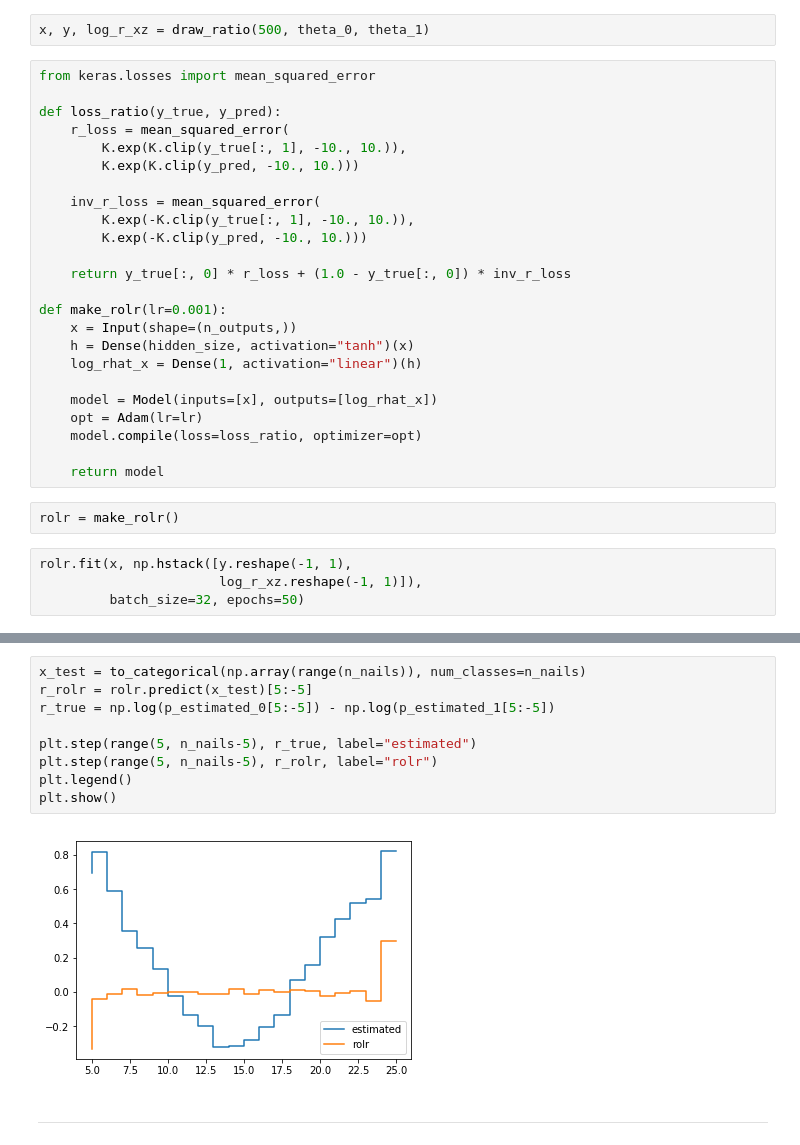
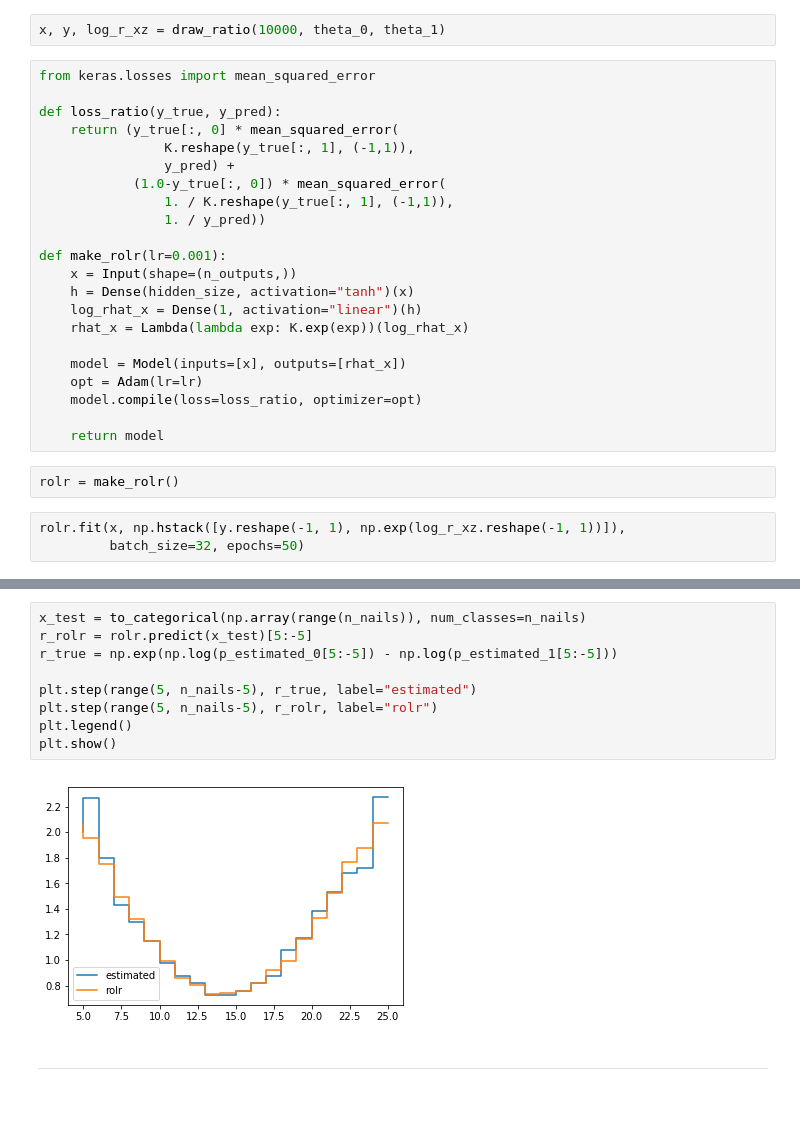
Before and after one commit to johannbrehmer/simulator-mining-example, a Jupyter notebook: Inference on Galton Board.ipynb, the cells around one changed output, grey strips where cells are left out. Saved outputs shown, nothing was run; the diff lists cells and outputs as text; blank space fills up the shorter version.

Commit message:
Make ROLR work

```diff
--- a/Inference on Galton Board.ipynb
+++ b/Inference on Galton Board.ipynb
@@ -208,27 +204,25 @@ def draw_ratio(n_samples, theta_0, theta_1, random_state=0):
 
     return all_x[choices], y[choices], all_log_r_xz[choices]
 # %%
-x, y, log_r_xz = draw_ratio(500, theta_0, theta_1)
+x, y, log_r_xz = draw_ratio(10000, theta_0, theta_1)
 # %%
 from keras.losses import mean_squared_error
 
 def loss_ratio(y_true, y_pred):
-    r_loss = mean_squared_error(
-        K.exp(K.clip(y_true[:, 1], -10., 10.)),
-        K.exp(K.clip(y_pred, -10., 10.)))
-
-    inv_r_loss = mean_squared_error(
-        K.exp(-K.clip(y_true[:, 1], -10., 10.)),
-        K.exp(-K.clip(y_pred, -10., 10.)))
-
-    return y_true[:, 0] * r_loss + (1.0 - y_true[:, 0]) * inv_r_loss
+    return (y_true[:, 0] * mean_squared_error(
+                K.reshape(y_true[:, 1], (-1,1)),
+                y_pred) +
+            (1.0-y_true[:, 0]) * mean_squared_error(
+                1. / K.reshape(y_true[:, 1], (-1,1)),
+                1. / y_pred))
 
 def make_rolr(lr=0.001):
     x = Input(shape=(n_outputs,))
     h = Dense(hidden_size, activation="tanh")(x)
     log_rhat_x = Dense(1, activation="linear")(h)
+    rhat_x = Lambda(lambda exp: K.exp(exp))(log_rhat_x)
 
-    model = Model(inputs=[x], outputs=[log_rhat_x])
+    model = Model(inputs=[x], outputs=[rhat_x])
     opt = Adam(lr=lr)
     model.compile(loss=loss_ratio, optimizer=opt)
 
@@ -236,8 +230,7 @@ def make_rolr(lr=0.001):
 # %%
 rolr = make_rolr()
 # %%
-rolr.fit(x, np.hstack([y.reshape(-1, 1),
-                       log_r_xz.reshape(-1, 1)]),
+rolr.fit(x, np.hstack([y.reshape(-1, 1), np.exp(log_r_xz.reshape(-1, 1))]),
          batch_size=32, epochs=50)
 # %% [output]
 Epoch 1/50
@@ -261,14 +254,14 @@ Epoch 50/50
 # %%
 x_test = to_categorical(np.array(range(n_nails)), num_classes=n_nails)
 r_rolr = rolr.predict(x_test)[5:-5]
-r_true = np.log(p_estimated_0[5:-5]) - np.log(p_estimated_1[5:-5])
+r_true = np.exp(np.log(p_estimated_0[5:-5]) - np.log(p_estimated_1[5:-5]))
 
 plt.step(range(5, n_nails-5), r_true, label="estimated")
 plt.step(range(5, n_nails-5), r_rolr, label="rolr")
 plt.legend()
 plt.show()
 # %% [output]
-[figure, old version]
+[figure, new version]
 # %% [markdown]
 ---
 # %% [markdown]
```
Also changed, not shown: parts of 5 cells of this notebook.
